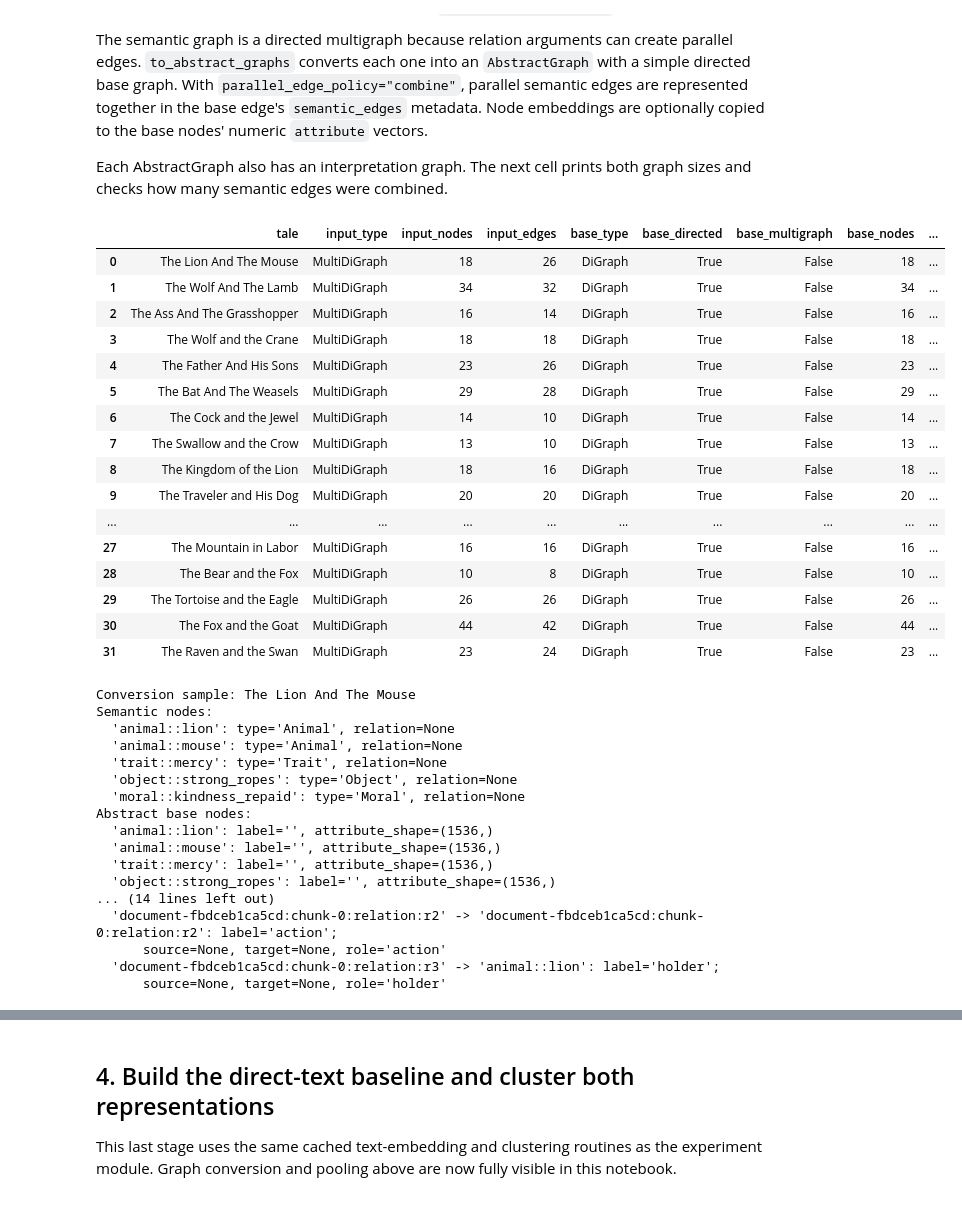
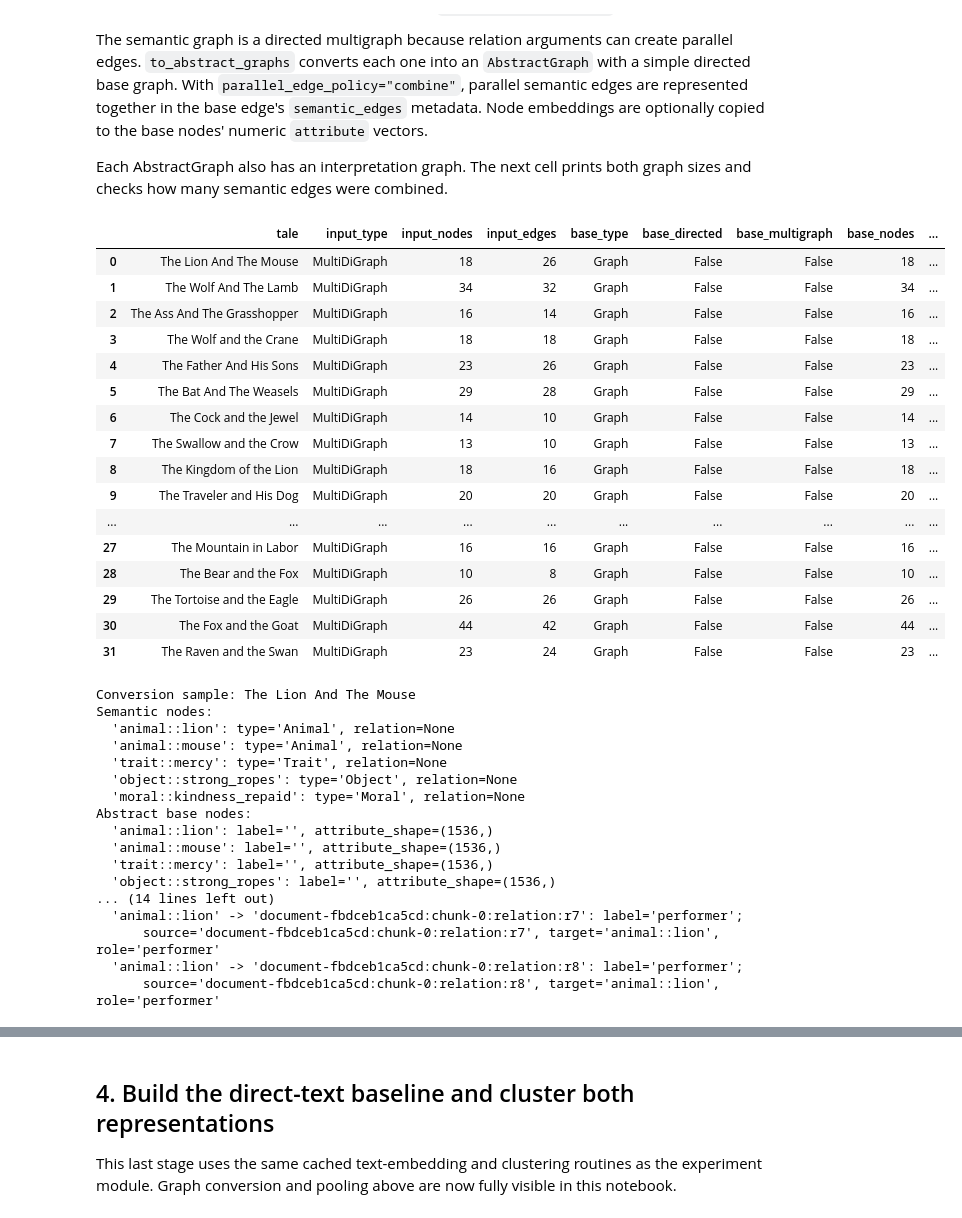
Before and after one commit to fabriziocosta/SemanticGraphicalizer, a Jupyter notebook: notebooks/aesop_graph_embeddings_clustering.ipynb, the cells around one changed output, grey strips where cells are left out. Drawn from its saved outputs; the diff is of its cells as text; code cells hidden in the pictures.

```diff
--- a/notebooks/aesop_graph_embeddings_clustering.ipynb
+++ b/notebooks/aesop_graph_embeddings_clustering.ipynb
@@ -13,6 +13,7 @@ import json
 import pickle
 
 import matplotlib.pyplot as plt
+from abstractgraph import AbstractGraphTransformer
 import numpy as np
 from IPython.display import display, Markdown
 from sklearn.decomposition import PCA
@@ -30,7 +31,6 @@ from semantic_graphicalizer import (
     OpenAIEmbeddingClient,
     SemanticGraphicalizer,
     load_aesop_fables,
-    vectorize_abstract_graphs,
 )
 from semantic_graphicalizer.model import as_embedding_client
 from experiments.aesop_graph_embeddings_clustering import (
@@ -44,7 +44,8 @@ SMOKE_LIMIT = 32
 EMBED_NODES = True
 EMBEDDING_MODEL = DEFAULT_OPENAI_EMBEDDING_MODEL
 RANDOM_SEED = 17
-NBITS = 14
+NBITS = 10
+MAX_CLUSTER_SIZE = 10
 
 cache_dir = ROOT / "data" / "processed" / "aesop_abstractgraph"
 cache_dir.mkdir(parents=True, exist_ok=True)
@@ -129,8 +130,8 @@ abstract_settings = {
     "embedding_key": "embedding",
     "interpretation_mode": "per_entity",
     "chunk_key": "chunk_id",
-    "parallel_edge_policy": "combine",
-    "preserve_direction": True,
+    "parallel_edge_policy": "first",
+    "preserve_direction": False,
     "nbits": NBITS,
 }
 
@@ -169,49 +170,49 @@ for row, semantic_graph, abstract_graph in zip(metadata, graphs, abstract_graphs
 try:
     import pandas as pd
     display(pd.DataFrame(conversion_rows))
 except ImportError:
     display(conversion_rows)
 
 # Show a small before/after sample. A combined base edge retains all of its
 # source semantic edges (including their original role and direction).
 sample_index = 0
 semantic_sample = graphs[sample_index]
 abstract_sample = abstract_graphs[sample_index]
 print(f"\nConversion sample: {metadata[sample_index]['title']}")
 print("Semantic nodes:")
 for node_id, data in list(semantic_sample.nodes(data=True))[:5]:
     print(f"  {node_id!r}: type={data.get('type')!r}, relation={data.get('relation')!r}")
 print("Abstract base nodes:")
 for node_id, data in list(abstract_sample.base_graph.nodes(data=True))[:5]:
     attribute = data.get("attribute")
     attribute_shape = None if attribute is None else np.asarray(attribute).shape
     print(f"  {node_id!r}: label={data.get('label')!r}, attribute_shape={attribute_shape}")
 print("Semantic edges:")
 for source, target, key, data in list(semantic_sample.edges(keys=True, data=True))[:5]:
     print(f"  {source!r} -> {target!r} [{key!r}]: role={data.get('role')!r}")
 print("Abstract base edges:")
 for source, target, data in list(abstract_sample.base_graph.edges(data=True))[:5]:
     print(f"  {source!r} -> {target!r}: label={data.get('label')!r}; ")
     for semantic_edge in data.get("semantic_edges", []):
         print(f"      source={semantic_edge.get('source')!r}, target={semantic_edge.get('target')!r}, role={semantic_edge.get('role')!r}")
 # %% [output]
 |  | tale | input_type | input_nodes | input_edges | base_type | base_directed | base_multigraph | base_nodes | ... |
-| 0 | The Lion And The Mouse | MultiDiGraph | 18 | 26 | DiGraph | True | False | 18 | ... |
-| 1 | The Wolf And The Lamb | MultiDiGraph | 34 | 32 | DiGraph | True | False | 34 | ... |
-| 2 | The Ass And The Grasshopper | MultiDiGraph | 16 | 14 | DiGraph | True | False | 16 | ... |
-| 3 | The Wolf and the Crane | MultiDiGraph | 18 | 18 | DiGraph | True | False | 18 | ... |
-| 4 | The Father And His Sons | MultiDiGraph | 23 | 26 | DiGraph | True | False | 23 | ... |
-| 5 | The Bat And The Weasels | MultiDiGraph | 29 | 28 | DiGraph | True | False | 29 | ... |
-| 6 | The Cock and the Jewel | MultiDiGraph | 14 | 10 | DiGraph | True | False | 14 | ... |
-| 7 | The Swallow and the Crow | MultiDiGraph | 13 | 10 | DiGraph | True | False | 13 | ... |
-| 8 | The Kingdom of the Lion | MultiDiGraph | 18 | 16 | DiGraph | True | False | 18 | ... |
-| 9 | The Traveler and His Dog | MultiDiGraph | 20 | 20 | DiGraph | True | False | 20 | ... |
+| 0 | The Lion And The Mouse | MultiDiGraph | 18 | 26 | Graph | False | False | 18 | ... |
+| 1 | The Wolf And The Lamb | MultiDiGraph | 34 | 32 | Graph | False | False | 34 | ... |
+| 2 | The Ass And The Grasshopper | MultiDiGraph | 16 | 14 | Graph | False | False | 16 | ... |
+| 3 | The Wolf and the Crane | MultiDiGraph | 18 | 18 | Graph | False | False | 18 | ... |
+| 4 | The Father And His Sons | MultiDiGraph | 23 | 26 | Graph | False | False | 23 | ... |
+| 5 | The Bat And The Weasels | MultiDiGraph | 29 | 28 | Graph | False | False | 29 | ... |
+| 6 | The Cock and the Jewel | MultiDiGraph | 14 | 10 | Graph | False | False | 14 | ... |
+| 7 | The Swallow and the Crow | MultiDiGraph | 13 | 10 | Graph | False | False | 13 | ... |
+| 8 | The Kingdom of the Lion | MultiDiGraph | 18 | 16 | Graph | False | False | 18 | ... |
+| 9 | The Traveler and His Dog | MultiDiGraph | 20 | 20 | Graph | False | False | 20 | ... |
 | ... | ... | ... | ... | ... | ... | ... | ... | ... | ... |
-| 27 | The Mountain in Labor | MultiDiGraph | 16 | 16 | DiGraph | True | False | 16 | ... |
-| 28 | The Bear and the Fox | MultiDiGraph | 10 | 8 | DiGraph | True | False | 10 | ... |
-| 29 | The Tortoise and the Eagle | MultiDiGraph | 26 | 26 | DiGraph | True | False | 26 | ... |
-| 30 | The Fox and the Goat | MultiDiGraph | 44 | 42 | DiGraph | True | False | 44 | ... |
-| 31 | The Raven and the Swan | MultiDiGraph | 23 | 24 | DiGraph | True | False | 23 | ... |
+| 27 | The Mountain in Labor | MultiDiGraph | 16 | 16 | Graph | False | False | 16 | ... |
+| 28 | The Bear and the Fox | MultiDiGraph | 10 | 8 | Graph | False | False | 10 | ... |
+| 29 | The Tortoise and the Eagle | MultiDiGraph | 26 | 26 | Graph | False | False | 26 | ... |
+| 30 | The Fox and the Goat | MultiDiGraph | 44 | 42 | Graph | False | False | 44 | ... |
+| 31 | The Raven and the Swan | MultiDiGraph | 23 | 24 | Graph | False | False | 23 | ... |
 Conversion sample: The Lion And The Mouse
 Semantic nodes:
   'animal::lion': type='Animal', relation=None
@@ -225,10 +226,10 @@ Abstract base nodes:
   'trait::mercy': label='', attribute_shape=(1536,)
   'object::strong_ropes': label='', attribute_shape=(1536,)
 ... (14 lines left out)
-  'document-fbdceb1ca5cd:chunk-0:relation:r2' -> 'document-fbdceb1ca5cd:chunk-0:relation:r2': label='action';
-      source=None, target=None, role='action'
-  'document-fbdceb1ca5cd:chunk-0:relation:r3' -> 'animal::lion': label='holder';
-      source=None, target=None, role='holder'
+  'animal::lion' -> 'document-fbdceb1ca5cd:chunk-0:relation:r7': label='performer';
+      source='document-fbdceb1ca5cd:chunk-0:relation:r7', target='animal::lion', role='performer'
+  'animal::lion' -> 'document-fbdceb1ca5cd:chunk-0:relation:r8': label='performer';
+      source='document-fbdceb1ca5cd:chunk-0:relation:r8', target='animal::lion', role='performer'
 # %% [markdown]
 ## 3. Vectorize each tale with `AbstractGraphTransformer`
 
```
Also changed, not shown: parts of 8 cells of this notebook, 2 other files.
